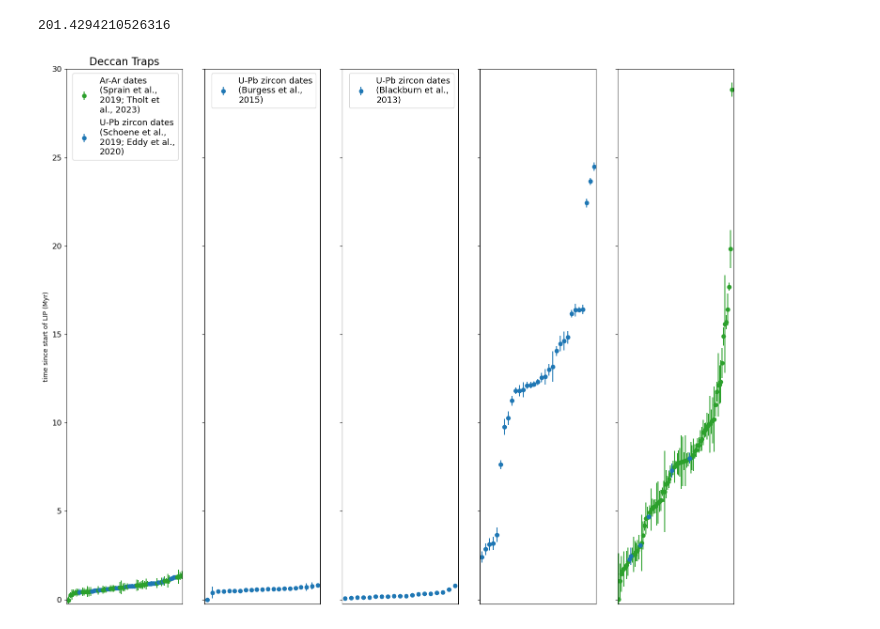
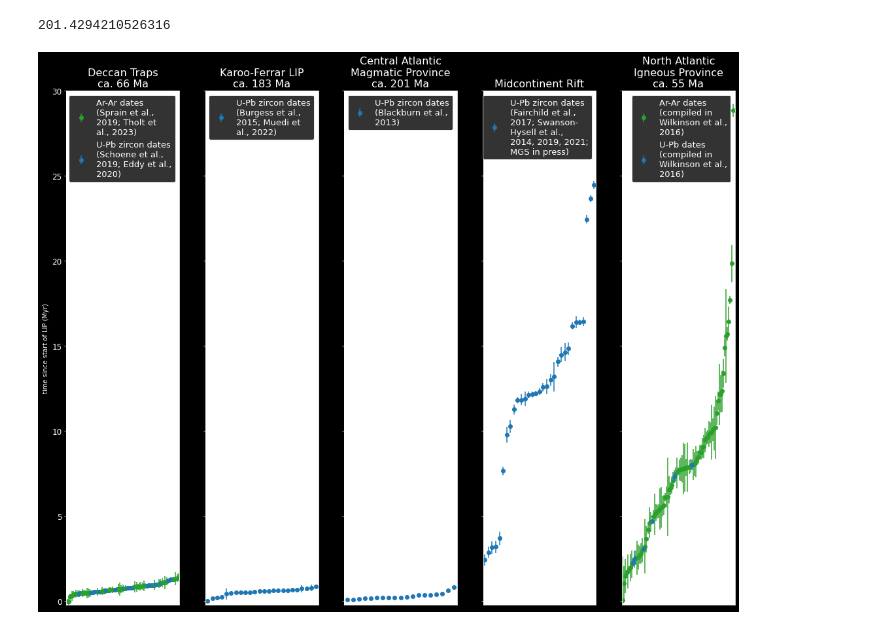
Before and after one commit to Swanson-Hysell-Group/LIP_duration, a Jupyter notebook: code/LIP_duration.ipynb, the cells around one changed output. Cells and saved outputs as stored; diff of their text form; code cells hidden in the pictures.

Commit message:
fig update and hacky addition of more karoo dates

```diff
--- a/code/LIP_duration.ipynb
+++ b/code/LIP_duration.ipynb
@@ -242,46 +276,82 @@ ax.get_xaxis().set_visible(False)
 ax.set_ylabel('time since start of LIP (Myr)')
 ax.set_xlim([-0.5,len(Deccan_data)-0.5])
 add_legend(ax)
-ax.set_title('Deccan Traps',fontsize=16)
+ax.set_title('Deccan Traps\nca. 66 Ma',fontsize=16)
 
 ax = axs[1]
 for n in range(0,len(Karoo_data)):
     ax.errorbar(n,183.25-Karoo_data.mean_date[n], yerr=Karoo_data.twosigma[n],color='C0',fmt='o',
-                    label='U-Pb zircon dates (Burgess et al., 2015)')
+                    label='U-Pb zircon dates (Burgess et al., 2015; Muedi et al., 2022)')
 ax.get_xaxis().set_visible(False)
 ax.set_xlim([-0.5,len(Karoo_data)-0.5])
 add_legend(ax)
+ax.set_title('Karoo-Ferrar LIP\nca. 183 Ma',fontsize=16)
 
 ax = axs[2]
 
 for n in range(0,len(CAMP_data)):
     ax.errorbar(n,201.7-CAMP_data.date[n], yerr=CAMP_data.twosigma[n],color='C0',fmt='o',
                     label='U-Pb zircon dates (Blackburn et al., 2013)')
 ax.get_xaxis().set_visible(False)
 ax.set_xlim([-0.5,len(CAMP_data)-0.5])
 add_legend(ax)
+ax.set_title('Central Atlantic\nMagmatic Province\nca. 201 Ma',fontsize=16)
 
 ax = axs[3]
 for n in range(0,len(MCR_dates)):
-    ax.errorbar(n,1108-MCR_dates.U_Pb_sample_mean[n], yerr=MCR_dates.U_Pb_sample_2sigma[n],color='C0',fmt='o')
+    ax.errorbar(n,1108-MCR_dates.U_Pb_sample_mean[n], yerr=MCR_dates.U_Pb_sample_2sigma[n],color='C0',fmt='o',
+                    label='U-Pb zircon dates (Fairchild et al., 2017; Swanson-Hysell et al., 2014, 2019, 2021; MGS in press)')
 ax.get_xaxis().set_visible(False)
 ax.set_xlim([-0.5,len(MCR_dates)-0.5])
+add_legend(ax)
+ax.set_title('Midcontinent Rift',fontsize=16)
 
 ax = axs[4]
 for n in range(0,len(NAIP_dates)):
     if NAIP_dates['Geochronological Method'][n] == 'Ar/Ar':
-        ax.errorbar(n,63.6-NAIP_dates.date[n], yerr=NAIP_dates.twosigma[n],color='C2',fmt='o')
+        ax.errorbar(n,63.6-NAIP_dates.date[n], yerr=NAIP_dates.twosigma[n],color='C2',fmt='o',
+                    label='Ar-Ar dates (compiled in Wilkinson et al., 2016)')
     elif NAIP_dates['Geochronological Method'][n] == 'U/Pb':
-        ax.errorbar(n,63.6-NAIP_dates.date[n], yerr=NAIP_dates.twosigma[n],color='C0',fmt='o',zorder=1000)
+        ax.errorbar(n,63.6-NAIP_dates.date[n], yerr=NAIP_dates.twosigma[n],color='C0',fmt='o',zorder=1000,
+                    label='U-Pb dates (compiled in Wilkinson et al., 2016)')
 ax.get_xaxis().set_visible(False)
 ax.set_xlim([-0.5,len(NAIP_dates)-1.5])
+add_legend(ax)
+ax.set_title('North Atlantic\nIgneous Province\nca. 55 Ma',fontsize=16)
 
 plt.ylim(-0.25,30)
 
+# Set figure background to black
+fig.patch.set_facecolor("black")
+
+for ax in axs:
+    # Axes (plot area) stays white
+    ax.set_facecolor("white")
+
+    # Ticks
+    ax.tick_params(colors="white")
+
+    # Axis labels & titles
+    ax.xaxis.label.set_color("white")
+    ax.yaxis.label.set_color("white")
+    ax.title.set_color("white")
+
+    # Spines
+    for spine in ax.spines.values():
+        spine.set_color("white")
+
+    # Legend formatting
+    leg = ax.get_legend()
+    if leg is not None:
+        leg.get_frame().set_facecolor("black")
+        leg.get_frame().set_edgecolor("white")
+        for text in leg.get_texts():
+            text.set_color("white")
+
 plt.tight_layout()
 plt.savefig('LIP_dates.pdf')
 # %% [output]
-[figure, old version]
+[figure, new version]
 # %%
 MCR_dates
 # %% [output]
```
Also changed, not shown: parts of 6 cells of this notebook, 1 other file.
